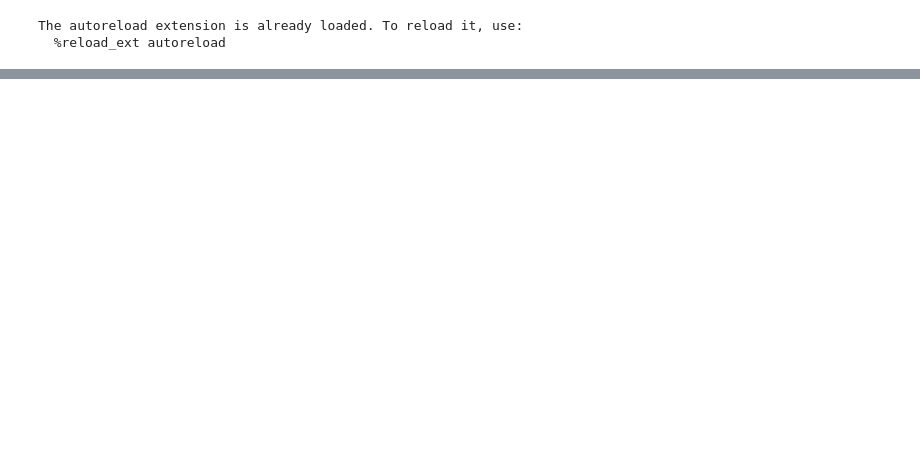
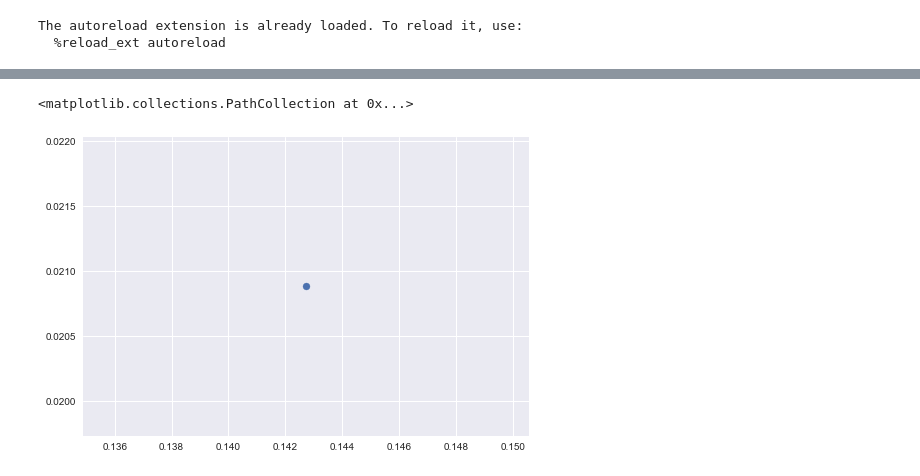
Before and after one commit to Ashrit-K/PyPortfolio, a Jupyter notebook: test.ipynb, the cells around one changed output, grey strips where cells are left out. Saved outputs shown, nothing was run; the diff lists cells and outputs as text; code cells hidden in the pictures; blank space fills up the shorter version.

```diff
--- a/test.ipynb
+++ b/test.ipynb
@@ -33,0 +37,2 @@ plt.plot(portfolio_object.MeanVarianceOpt[0]['Portfolio Volatility'],portfolio_o
+# %%
+a = global_minimum_variance(return_series=riskreturn_object.get_return_series(), periodicity='M')
@@ -33,0 +46,8 @@ plt.plot(portfolio_object.MeanVarianceOpt[0]['Portfolio Volatility'],portfolio_o
+# %%
+wt = a[1]
+y = annualized_return(portfolio_returns(wt, returns_monthly), 'M')
+x = portfolio_volatility(wt,returns_monthly) * math.sqrt(12)
+plt.scatter(x, y)
+# %% [output]
+<matplotlib.collections.PathCollection at 0x...>
+[figure, added]
```
Also changed, not shown: parts of 4 cells of this notebook, 1 other file.
